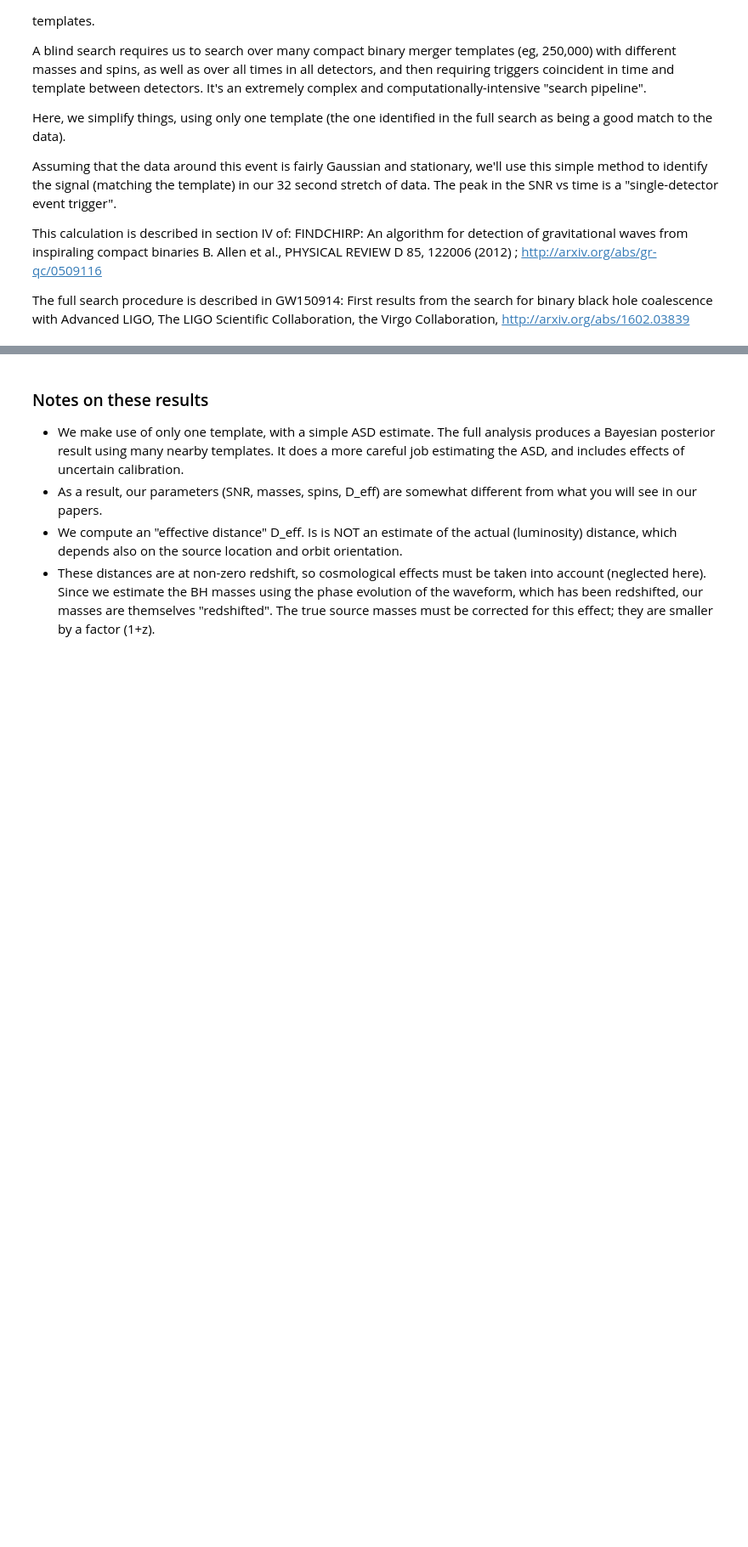
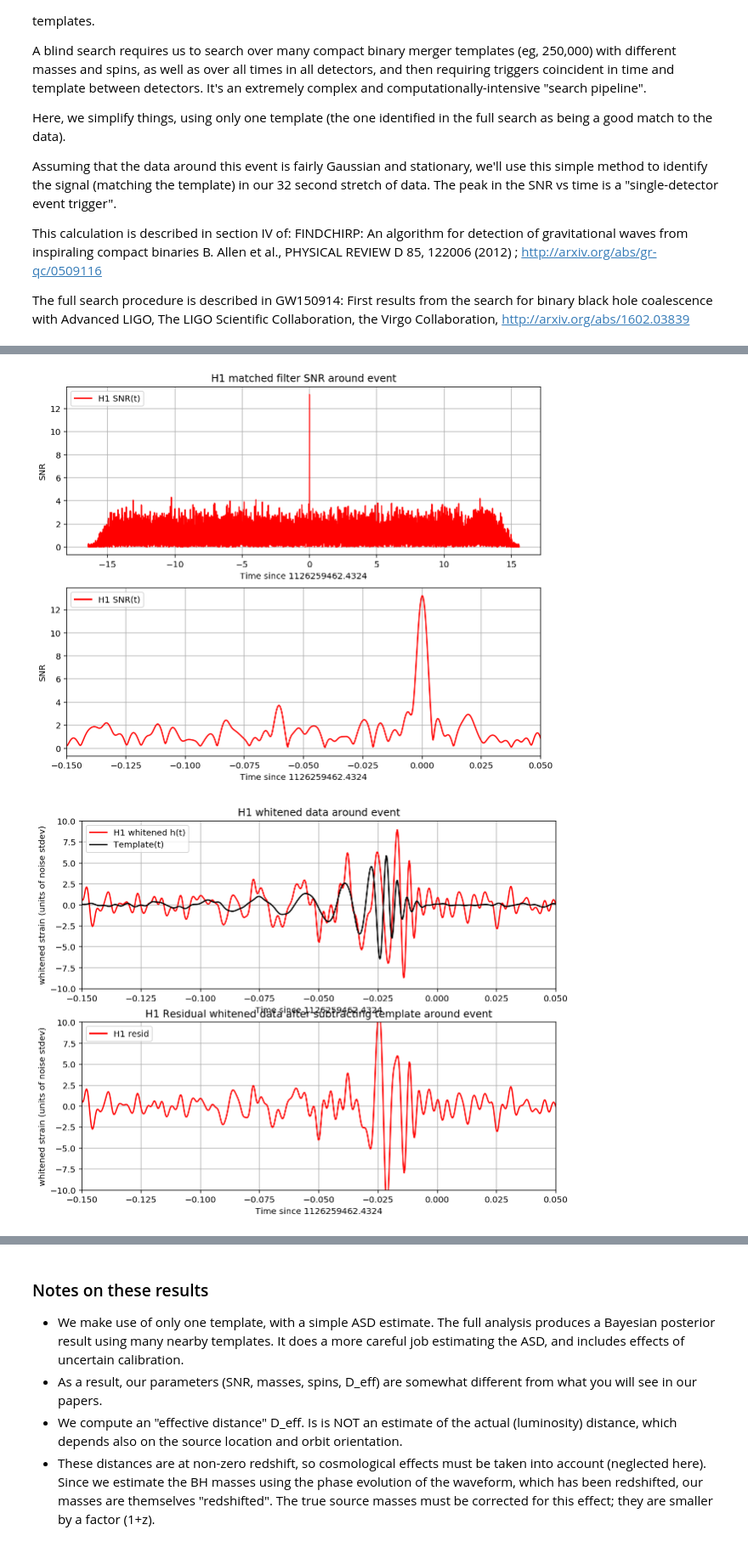
Before and after one commit to UCB-stat-159-s22/hw06-rgoel777, a Jupyter notebook: index.ipynb, the cells around one changed output, grey strips where cells are left out. Shown at 85% size. Saved outputs shown, nothing was run; the diff lists cells and outputs as text; code cells hidden in the pictures; blank space fills up the shorter version.

Commit message:
finished plotting utility

```diff
--- a/index.ipynb
+++ b/index.ipynb
@@ -111,7 +112,7 @@ from ligotools import readligo as rl
 ### Read the event properties from a local json file (download in advance):
 # %%
 # Read the event properties from a local json file
-fnjson = "BBH_events_v3.json"
+fnjson = "data/BBH_events_v3.json"
 try:
     events = json.load(open(fnjson,"r"))
 except IOError:
@@ -129,9 +130,9 @@ except:
 # %%
 # Extract the parameters for the desired event:
 event = events[eventname]
-fn_H1 = event['fn_H1']              # File name for H1 data
-fn_L1 = event['fn_L1']              # File name for L1 data
-fn_template = event['fn_template']  # File name for template waveform
+fn_H1 = "data/"+event['fn_H1']              # File name for H1 data
+fn_L1 = "data/"+event['fn_L1']              # File name for L1 data
+fn_template = "data/"+event['fn_template']  # File name for template waveform
 fs = event['fs']                    # Set sampling rate
 tevent = event['tevent']            # Set approximate event GPS time
 fband = event['fband']              # frequency band for bandpassing signal
@@ -381,24 +382,24 @@ The resulting time series is no longer in units of strain; now in units of "sigm
 We will plot the whitened strain data, along with the signal template, after the matched filtering section, below.
 # %%
 # function to whiten data
-def whiten(strain, interp_psd, dt):
-    Nt = len(strain)
-    freqs = np.fft.rfftfreq(Nt, dt)
-    freqs1 = np.linspace(0,2048.,Nt/2+1)
+# def whiten(strain, interp_psd, dt):
+#     Nt = len(strain)
+#     freqs = np.fft.rfftfreq(Nt, dt)
+#     freqs1 = np.linspace(0,2048.,Nt/2+1)
 
-    # whitening: transform to freq domain, divide by asd, then transform back,
-    # taking care to get normalization right.
-    hf = np.fft.rfft(strain)
-    norm = 1./np.sqrt(1./(dt*2))
-    white_hf = hf / np.sqrt(interp_psd(freqs)) * norm
-    white_ht = np.fft.irfft(white_hf, n=Nt)
-    return white_ht
+#     # whitening: transform to freq domain, divide by asd, then transform back,
+#     # taking care to get normalization right.
+#     hf = np.fft.rfft(strain)
+#     norm = 1./np.sqrt(1./(dt*2))
+#     white_hf = hf / np.sqrt(interp_psd(freqs)) * norm
+#     white_ht = np.fft.irfft(white_hf, n=Nt)
+#     return white_ht
 
 whiten_data = 1
 if whiten_data:
     # now whiten the data from H1 and L1, and the template (use H1 PSD):
-    strain_H1_whiten = whiten(strain_H1,psd_H1,dt)
-    strain_L1_whiten = whiten(strain_L1,psd_L1,dt)
+    strain_H1_whiten = ut.whiten(strain_H1,psd_H1,dt)
+    strain_L1_whiten = ut.whiten(strain_L1,psd_L1,dt)
 
     # We need to suppress the high frequency noise (no signal!) with some bandpassing:
     bb, ab = butter(4, [fband[0]*2./fs, fband[1]*2./fs], btype='band')
@@ -816,0 +739,5 @@ For detector L1, maximum at 1126259462.4324 with SNR = 13.2, D_eff = 999.74, hor
+# %%
+ut.plott(make_plots, strain_L1_whitenbp, strain_H1_whitenbp, template_match, time, timemax, SNR, tevent, eventname, plottype, template_fft, d_eff, freqs, data_psd, datafreq, fs, det)
+# %% [output]
+[figure, added]
+[figure, added]
```
Also changed, not shown: parts of 7 cells of this notebook, 27 other files.
